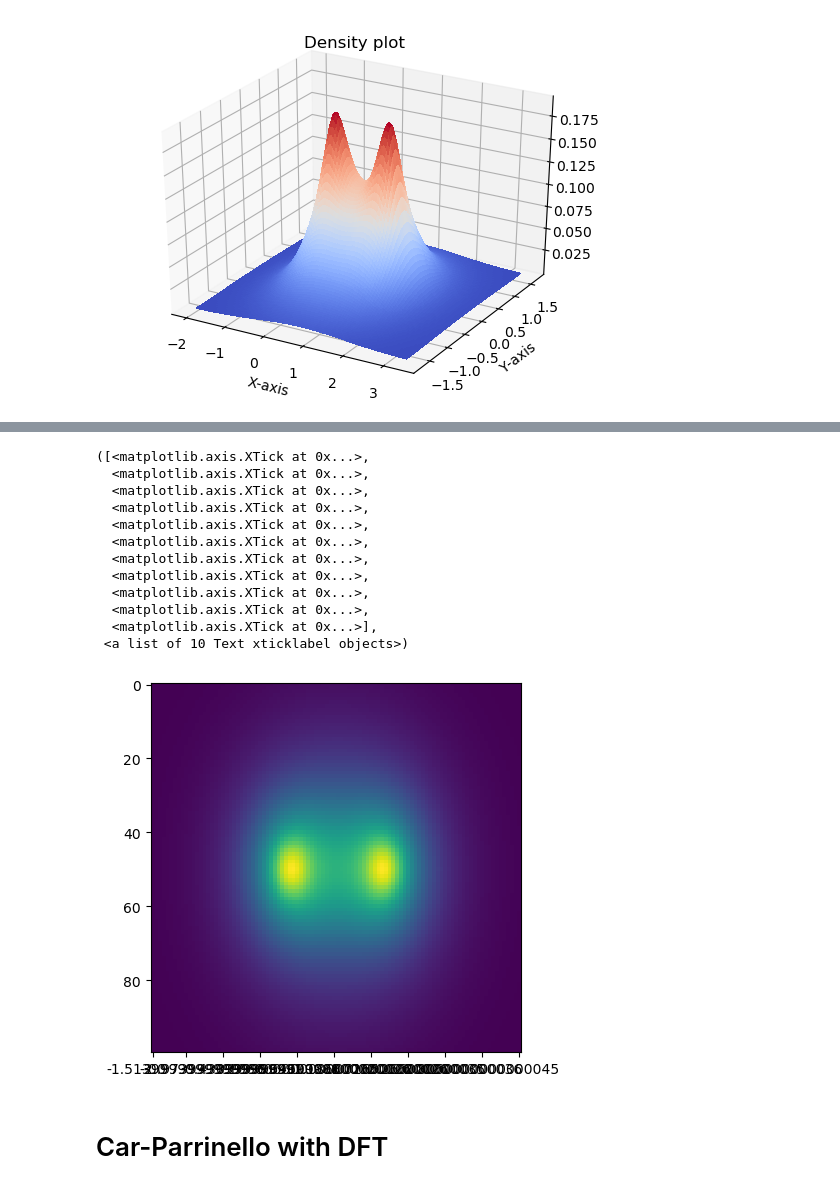
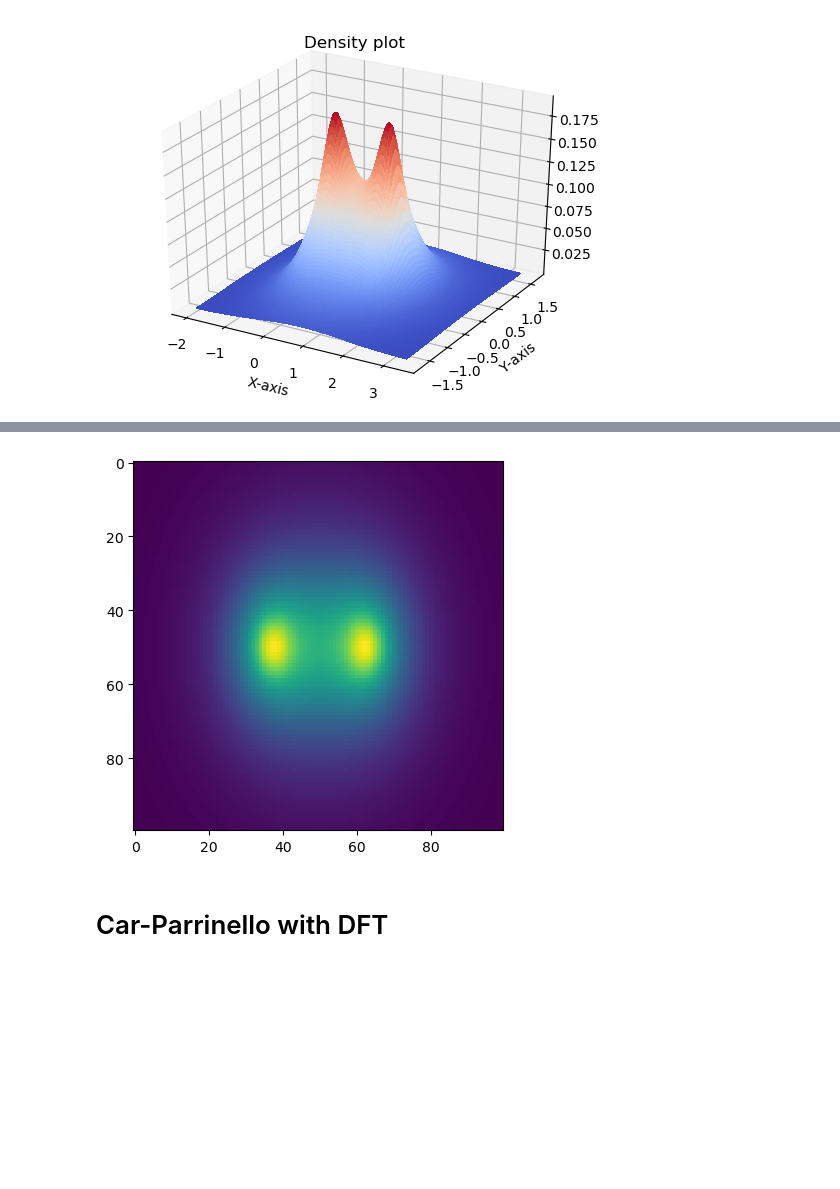
Before and after one commit to Peppone98/Quantum_MD_H2, a Jupyter notebook: CODE/plots.ipynb, the cells around one changed output, grey strips where cells are left out. Drawn from its saved outputs; the diff is of its cells as text; code cells hidden in the pictures; blank space fills up the shorter version.

```diff
--- a/CODE/plots.ipynb
+++ b/CODE/plots.ipynb
@@ -111,21 +95,8 @@ x_labels
 # %%
 fig, ax = plt.subplots()
 im = plt.imshow(density)
-plt.xticks(x_positions, x_labels)
 # %% [output]
-([<matplotlib.axis.XTick at 0x...>,
-  <matplotlib.axis.XTick at 0x...>,
-  <matplotlib.axis.XTick at 0x...>,
-  <matplotlib.axis.XTick at 0x...>,
-  <matplotlib.axis.XTick at 0x...>,
-  <matplotlib.axis.XTick at 0x...>,
-  <matplotlib.axis.XTick at 0x...>,
-  <matplotlib.axis.XTick at 0x...>,
-  <matplotlib.axis.XTick at 0x...>,
-  <matplotlib.axis.XTick at 0x...>,
-  <matplotlib.axis.XTick at 0x...>],
- <a list of 10 Text xticklabel objects>)
-[figure, old version]
+[figure, new version]
 # %% [markdown]
 # Car-Parrinello with DFT
 # %%
```
Also changed, not shown: parts of 8 cells of this notebook, 25 other files.
